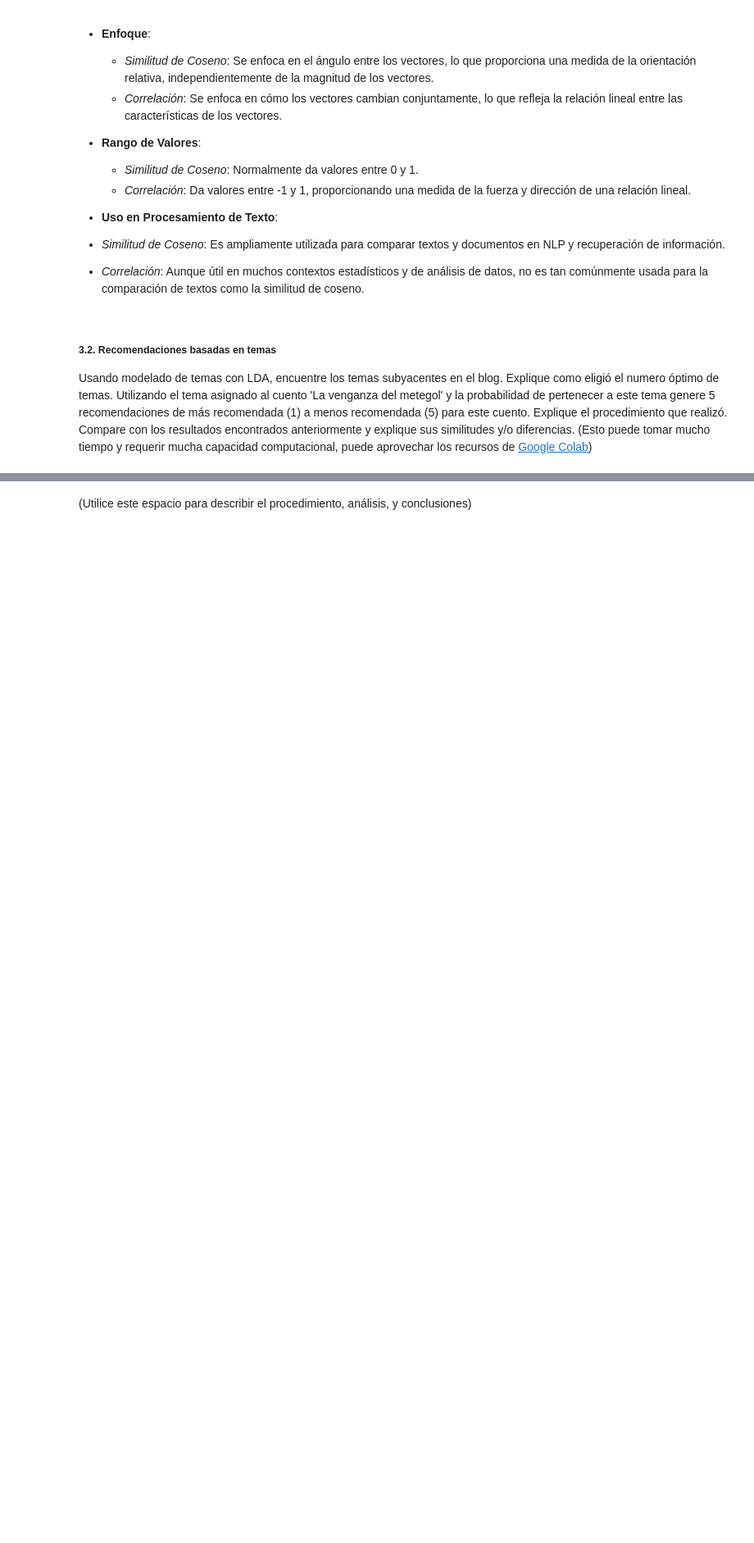
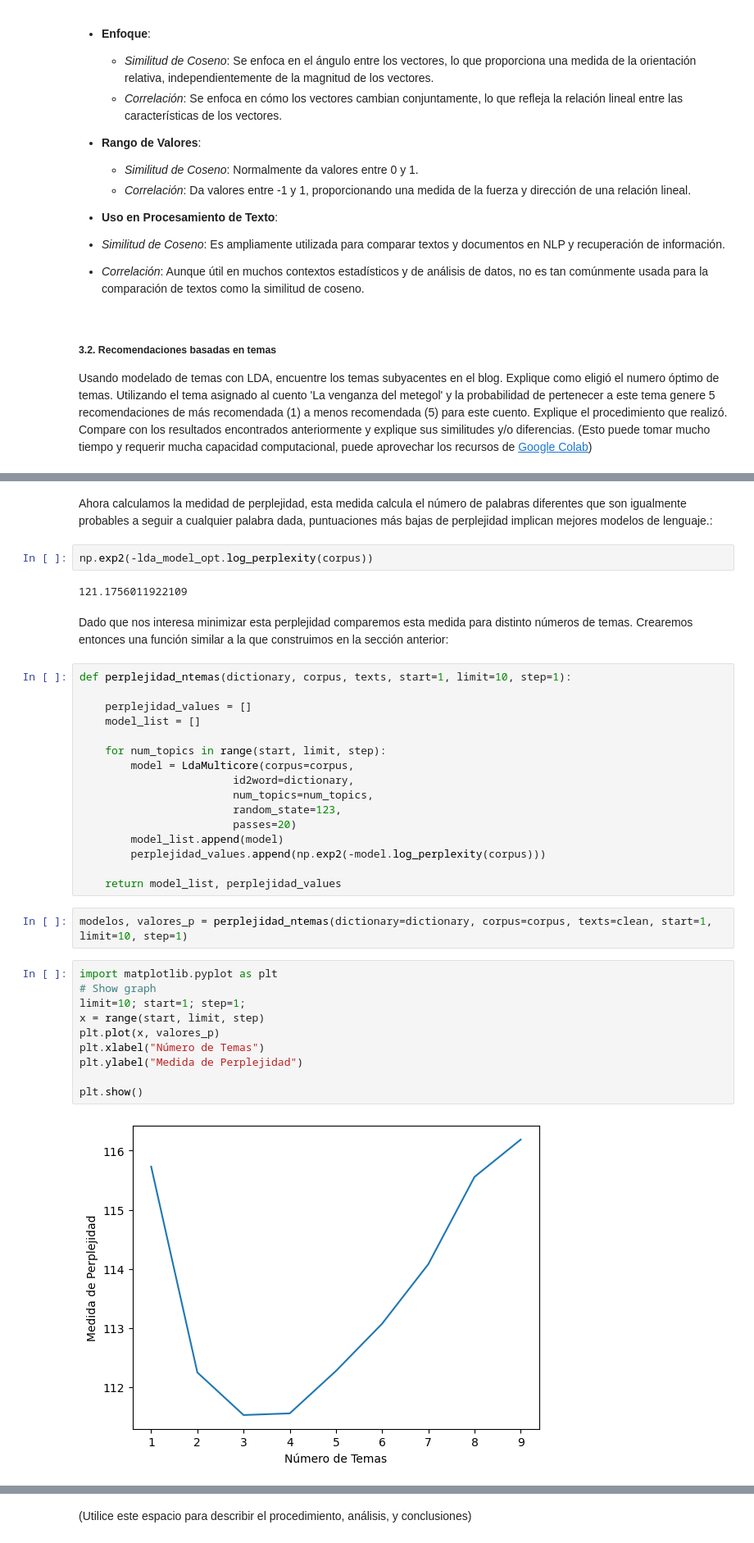
Before and after one commit to juankquintana/aprendizaje-no-supervisado, a Jupyter notebook: Semana 6/taller/JCQ S6_LC1_Taller_LDA.ipynb, the cells around one changed output, grey strips where cells are left out. Shown at 82% size. Cells and saved outputs as stored; diff of their text form; blank space fills up the shorter version.

```diff
--- a/Semana 6/taller/JCQ S6_LC1_Taller_LDA.ipynb
+++ b/Semana 6/taller/JCQ S6_LC1_Taller_LDA.ipynb
@@ -695,0 +893,38 @@ Usando modelado de temas con LDA, encuentre los temas subyacentes en el blog. Ex
+# %% [markdown]
+Ahora calculamos la medidad de perplejidad, esta medida calcula el número de palabras diferentes que son igualmente probables a seguir a cualquier palabra dada, puntuaciones más bajas de perplejidad implican mejores modelos de lenguaje.:
+# %%
+np.exp2(-lda_model_opt.log_perplexity(corpus))
+# %% [output]
+121.1756011922109
+# %% [markdown]
+Dado que nos interesa minimizar esta perplejidad comparemos esta medida para distinto números de temas. Crearemos entonces una función similar a la que construimos en la sección anterior:
+# %%
+def perplejidad_ntemas(dictionary, corpus, texts, start=1, limit=10, step=1):
+
+    perplejidad_values = []
+    model_list = []
+
+    for num_topics in range(start, limit, step):
+        model = LdaMulticore(corpus=corpus,
+                        id2word=dictionary,
+                        num_topics=num_topics,
+                        random_state=123,
+                        passes=20)
+        model_list.append(model)
+        perplejidad_values.append(np.exp2(-model.log_perplexity(corpus)))
+
+    return model_list, perplejidad_values
+# %%
+modelos, valores_p = perplejidad_ntemas(dictionary=dictionary, corpus=corpus, texts=clean, start=1, limit=10, step=1)
+# %%
+import matplotlib.pyplot as plt
+# Show graph
+limit=10; start=1; step=1;
+x = range(start, limit, step)
+plt.plot(x, valores_p)
+plt.xlabel("Número de Temas")
+plt.ylabel("Medida de Perplejidad")
+
+plt.show()
+# %% [output]
+[figure, added]
```
Also changed, not shown: parts of 25 cells of this notebook, 1 other file.
